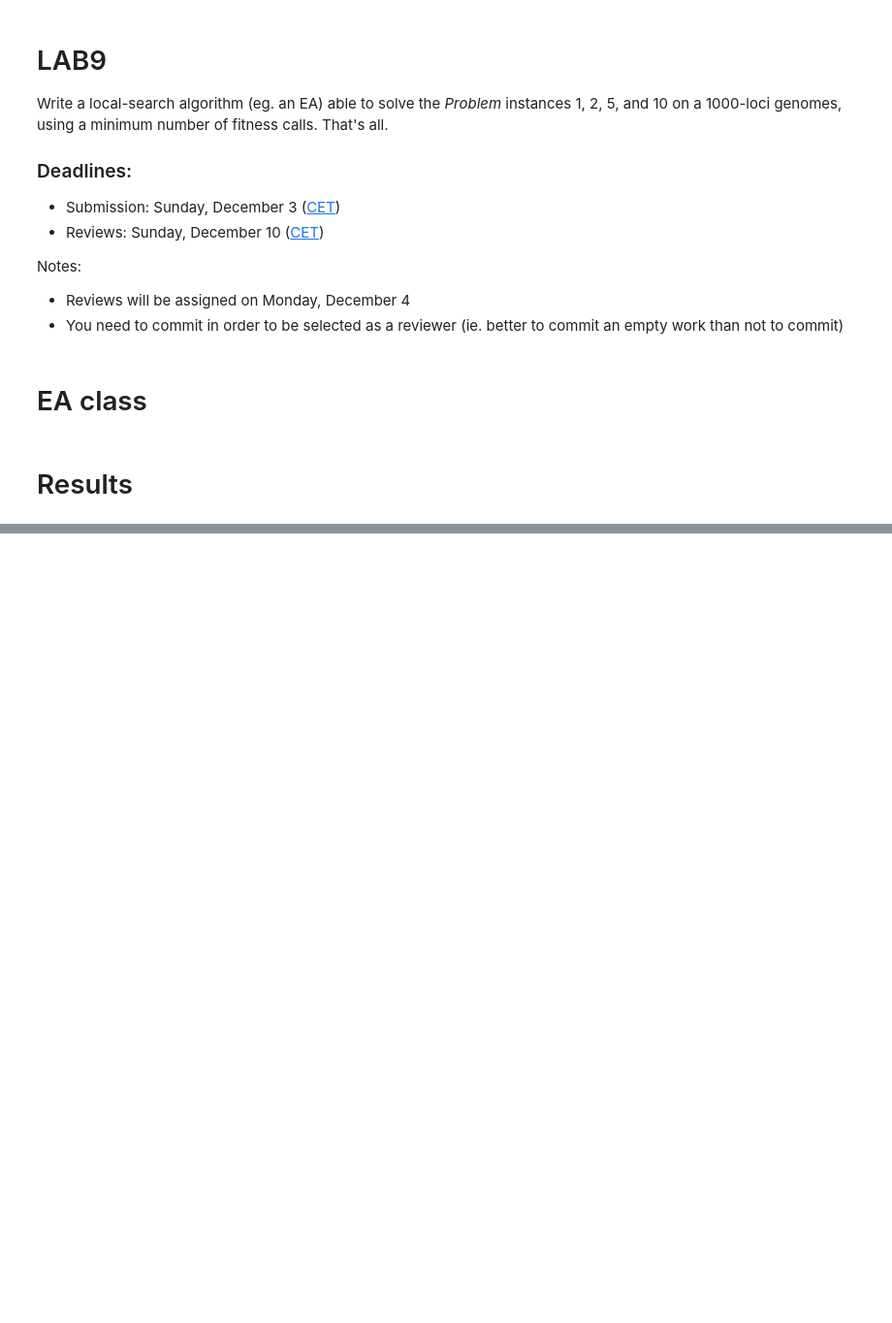
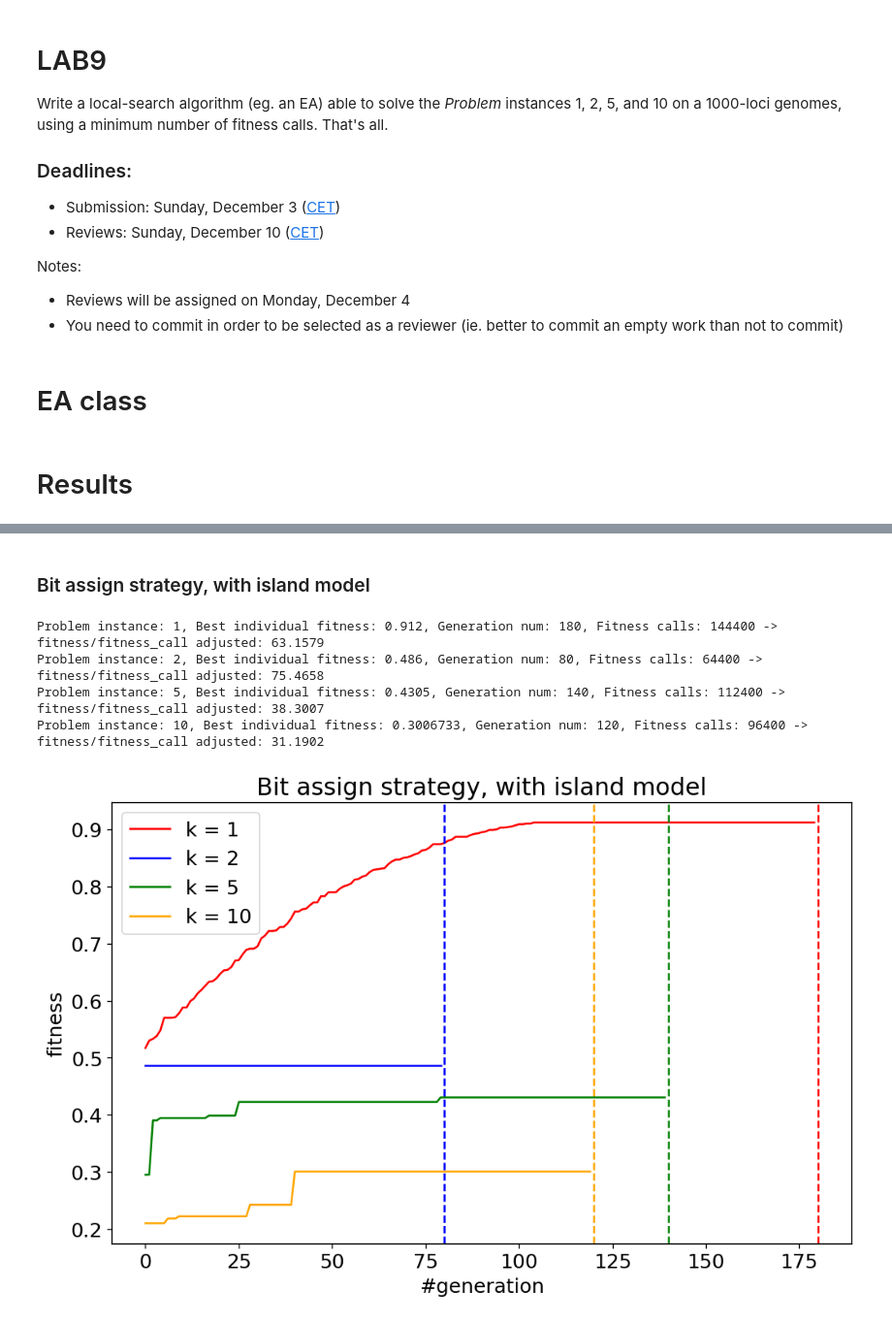
Before and after one commit to anubis09/Computational-Intelligence, a Jupyter notebook: Lab 9/lab9.ipynb, the cells around one changed output, grey strips where cells are left out. Shown: that part at 97% size. Drawn from its saved outputs; the diff is of its cells as text; code cells hidden in the pictures; blank space fills up the shorter version.

```diff
--- a/Lab 9/lab9.ipynb
+++ b/Lab 9/lab9.ipynb
@@ -298,0 +382,23 @@ plot(history_dict, model=f"Genetic algorithm")
+# %% [markdown]
+### Bit assign strategy, with island model
+# %%
+ea = Ea(
+    bit_assign_strategy=True,
+    population_size=400,
+    offspring_size=200,
+    mutation_prob=0.2,
+    tournament_size=3,
+)
+
+run_ea(
+    ea,
+    title="Bit assign strategy, with island model",
+    island_solution=True,
+    n_island=4,
+)
+# %% [output]
+Problem instance: 1, Best individual fitness: 0.912, Generation num: 180, Fitness calls: 144400 -> fitness/fitness_call adjusted: 63.1579
+Problem instance: 2, Best individual fitness: 0.486, Generation num: 80, Fitness calls: 64400 -> fitness/fitness_call adjusted: 75.4658
+Problem instance: 5, Best individual fitness: 0.4305, Generation num: 140, Fitness calls: 112400 -> fitness/fitness_call adjusted: 38.3007
+Problem instance: 10, Best individual fitness: 0.3006733, Generation num: 120, Fitness calls: 96400 -> fitness/fitness_call adjusted: 31.1902
+[figure, added]
```
Also changed, not shown: parts of 10 cells of this notebook, 2 other files.
